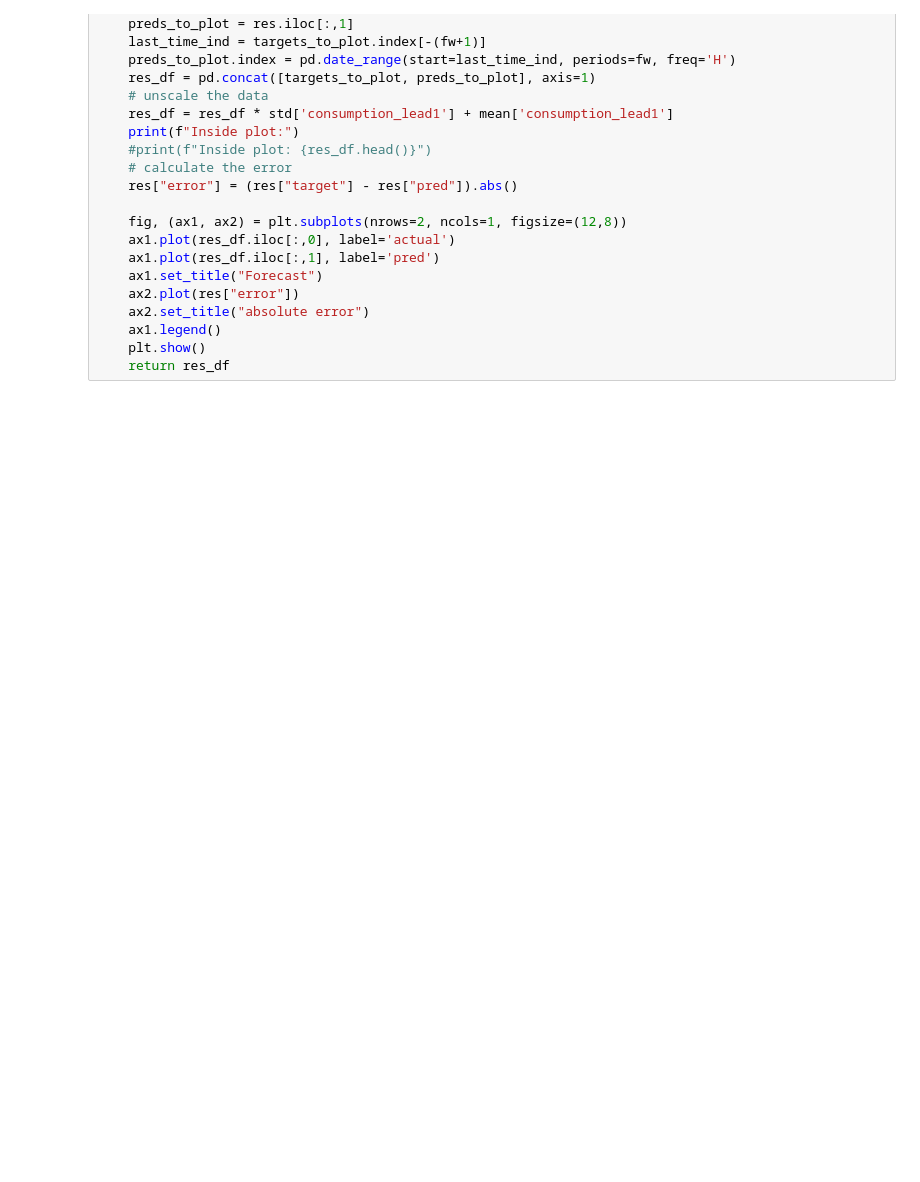
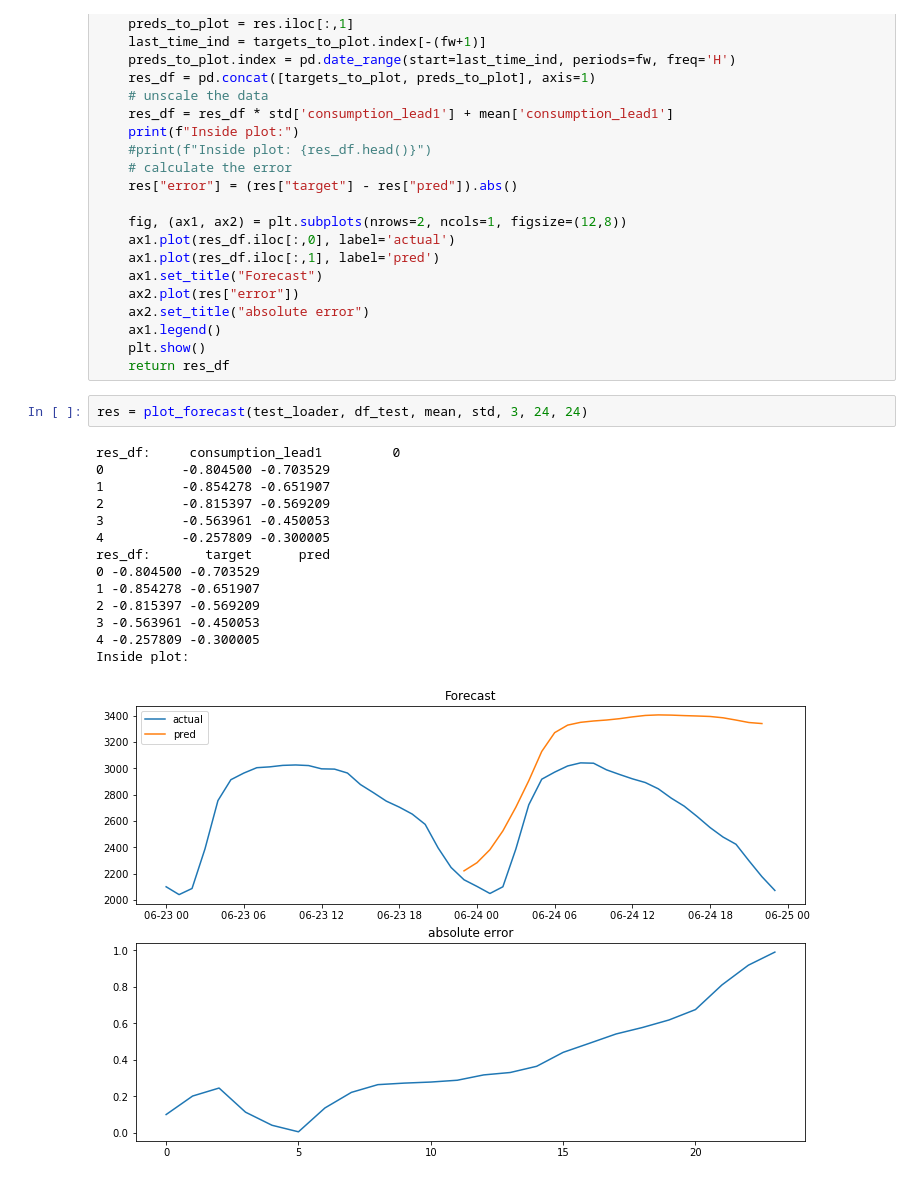
Before and after one commit to Anderzz/it3030, a Jupyter notebook: assignment2/cnn_demo.ipynb, the cells around one changed output. Saved outputs shown, nothing was run; the diff lists cells and outputs as text; blank space fills up the shorter version.

```diff
--- a/assignment2/cnn_demo.ipynb
+++ b/assignment2/cnn_demo.ipynb
@@ -389,3 +405,20 @@ def plot_forecast(test_loader, df_test, mean, std, batch_no, seq_len, fw):
     ax1.legend()
     plt.show()
     return res_df
+# %%
+res = plot_forecast(test_loader, df_test, mean, std, 3, 24, 24)
+# %% [output]
+res_df:     consumption_lead1         0
+0          -0.804500 -0.703529
+1          -0.854278 -0.651907
+2          -0.815397 -0.569209
+3          -0.563961 -0.450053
+4          -0.257809 -0.300005
+res_df:       target      pred
+0 -0.804500 -0.703529
+1 -0.854278 -0.651907
+2 -0.815397 -0.569209
+3 -0.563961 -0.450053
+4 -0.257809 -0.300005
+Inside plot:
+[figure, added]
```
Also changed, not shown: parts of 4 cells of this notebook, 7 other files.
